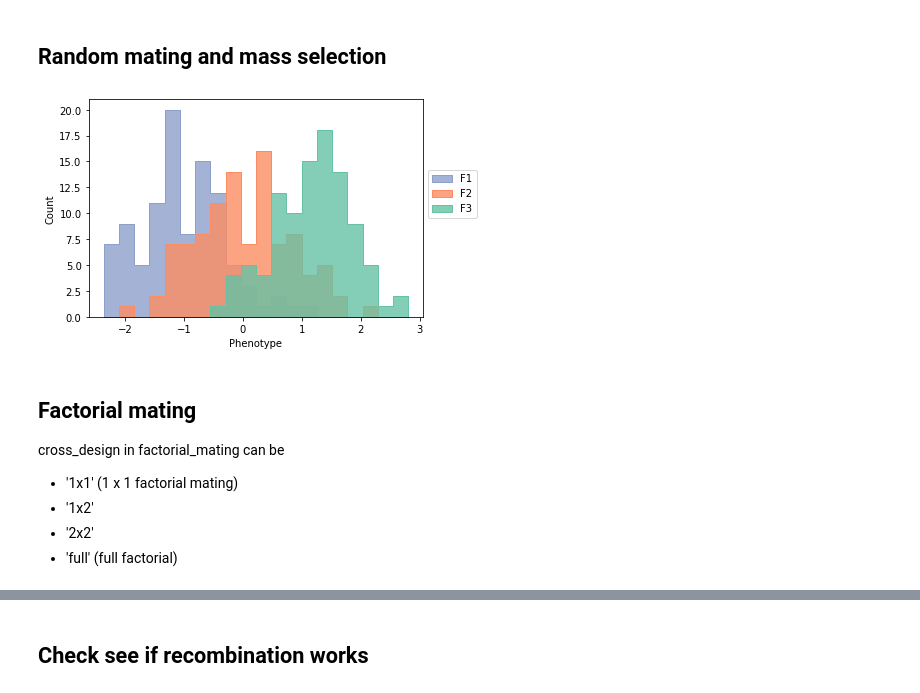
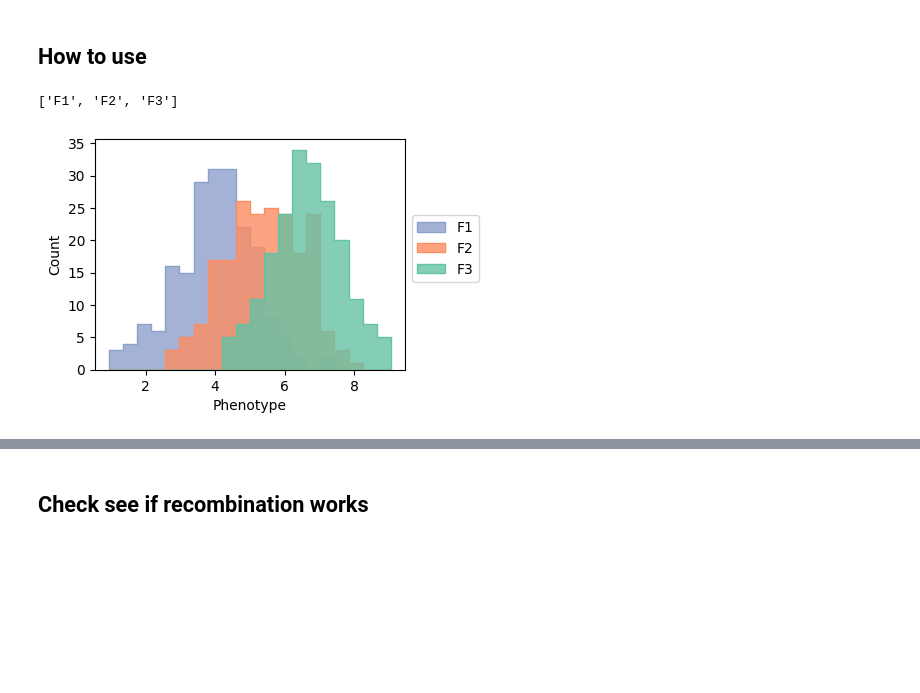
Before and after one commit to showhey0119/aquabreeding, a Jupyter notebook: aquabreeding_tutorial.ipynb, the cells around one changed output, grey strips where cells are left out. Cells and saved outputs as stored; diff of their text form; code cells hidden in the pictures; blank space fills up the shorter version.

```diff
--- a/aquabreeding_tutorial.ipynb
+++ b/aquabreeding_tutorial.ipynb
@@ -38,58 +40,51 @@ import matplotlib.pyplot as plt
 import seaborn as sns
 
 import aquabreeding as aq
+
+def hist_3g(pan, g_max, tag):
+    gen = [f'F{i+1}' for i in range(g_max)]
+    print(gen)
+    fig, ax = plt.subplots(figsize = (4, 3))
+    sns.histplot(pan, x=tag, hue='Generation', hue_order=reversed(gen), bins=20, palette='Set2', element='step', alpha=0.8, ax=ax)
+    plt.legend(labels=gen, loc=2, bbox_to_anchor=(1, 0.7))
+    plt.show()
 # %% [markdown]
-## Random mating and mass selection
+## How to use
 # %%
+# Simulate mass selection with ABLUP
+
 # results are stored in pandas DataFrame
 cols = ['Phenotype', 'Generation']
 df1 = pd.DataFrame(index=[], columns=cols)
 
 # start new simulation
 # initial setting
-aqua_bred = aq.SimAquabreeding(founder_size=10,
-                               progeny_size=100,
-                               chrom=(3, 100_000_000, 1),
-                               n_snp=50,
-                               mean_pheno=0.0,
-                               effect_var=0.04,
-                               residual_var=0.12)
-# generate SNPs in the founder
-aqua_bred.snp_info()
+aqua = aq.AquaBreeding(founder_size=(10, 10),
+                       progeny_size=(100, 100),
+                       chrom=(2, 100_000_000, 2.0, 2.0),
+                       n_snp=50,
+                       mean_phenotype=4.0,
+                       effect_var=0.15,
+                       residual_var=0.4)
+aqua.snp_standard()
+aqua.mating_design(cross_design='1x2')  # 1x1, 1x2, 1x3,..., full
 
-for g in range(3):  # simulate from F1 to F3
-    # random mating
-    aqua_bred.random_mating()
+g_max = 3  # simulate from F1 to F3
 
-    # calculating phenotypic and breeding values
-    # =====
-    # g_blup=True: enable to predict breeding values
-    # =====
-    aqua_bred.breeding_value_nrm(g_blup=True)
-
+for g in range(g_max):
+    aqua.mating()
+    aqua.breeding_value(blup='ABLUP')
     # get phenotype data of the progeny population
-    tmp_pheno = aqua_bred.get_phenotype()
-    record = pd.DataFrame([tmp_pheno, [f'F{g+1}']*100]).transpose()
+    phe_ls = aqua.get_phenotype()
+    record = pd.DataFrame([phe_ls, [f'F{g+1}']*len(phe_ls)]).transpose()
     record.columns = cols
     df1 = pd.concat([df1, record], ignore_index=True)
+    if g == g_max-1:  # last generation
+        break
+    # target can be bv (breeding value), phenotype, of random
+    aqua.selection(target='bv', method='mass')
 
-    # select next founders based on breeding values
-    # =====
-    # select_by can be 'bv' (selection based on predicted breeding value),
-    #                  'phenotype' (selection based on phenotypic values), or
-    #                  'no' (next founders are selected at random)
-    # =====
-    aqua_bred.mass_selection(select_by='bv')
-
-sns.histplot(df1, x='Phenotype', hue='Generation', hue_order=['F3', 'F2', 'F1'], bins=20, palette='Set2', element='step', alpha=0.8)
-plt.legend(labels=['F1', 'F2', 'F3'], loc=2, bbox_to_anchor=(1, 0.7))
-plt.show()
+hist_3g(df1, g_max, 'Phenotype')
 # %% [output]
+['F1', 'F2', 'F3']
-[figure, old version]
+[figure, new version]
-# %% [markdown]
-## Factorial mating
-cross_design in factorial_mating can be
-- '1x1' (1 x 1 factorial mating)
-- '1x2'
-- '2x2'
-- 'full' (full factorial)
```
Also changed, not shown: parts of 23 cells of this notebook, 6 other files.
